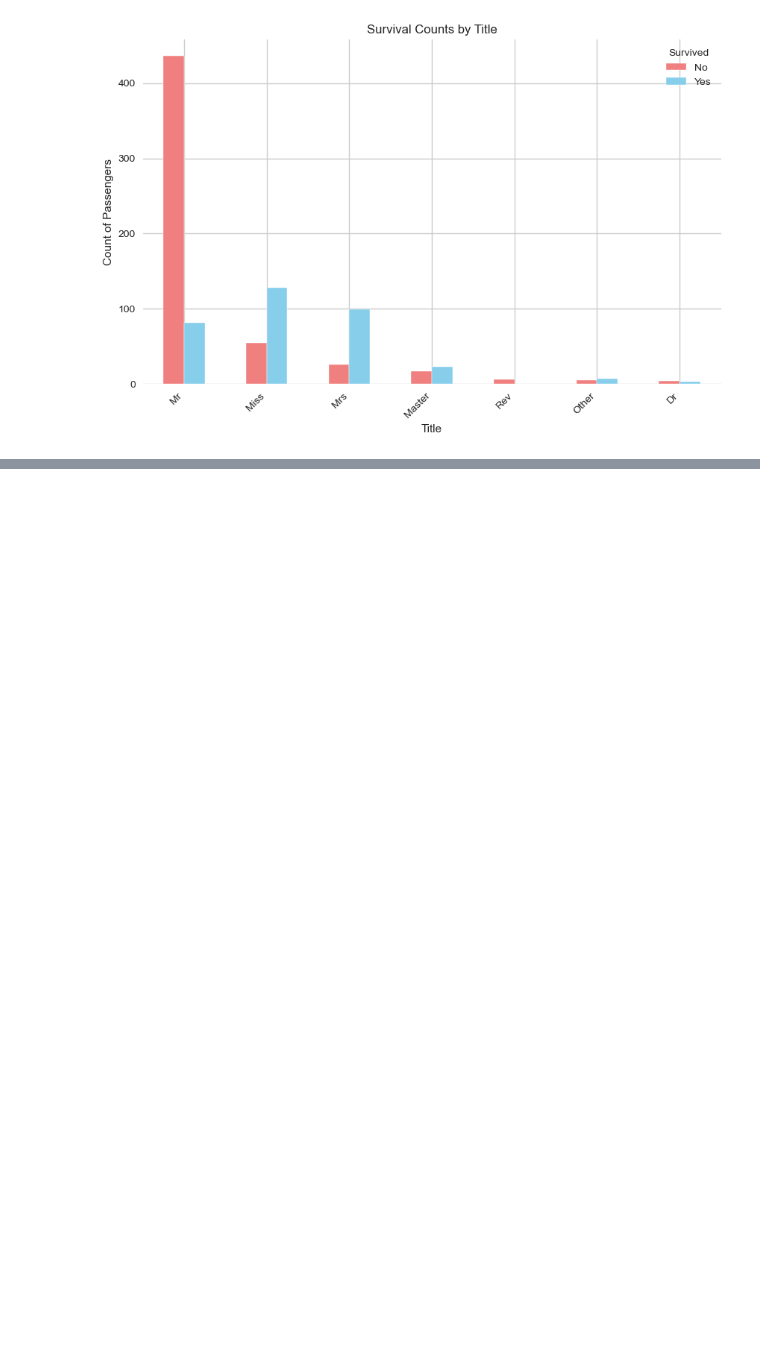
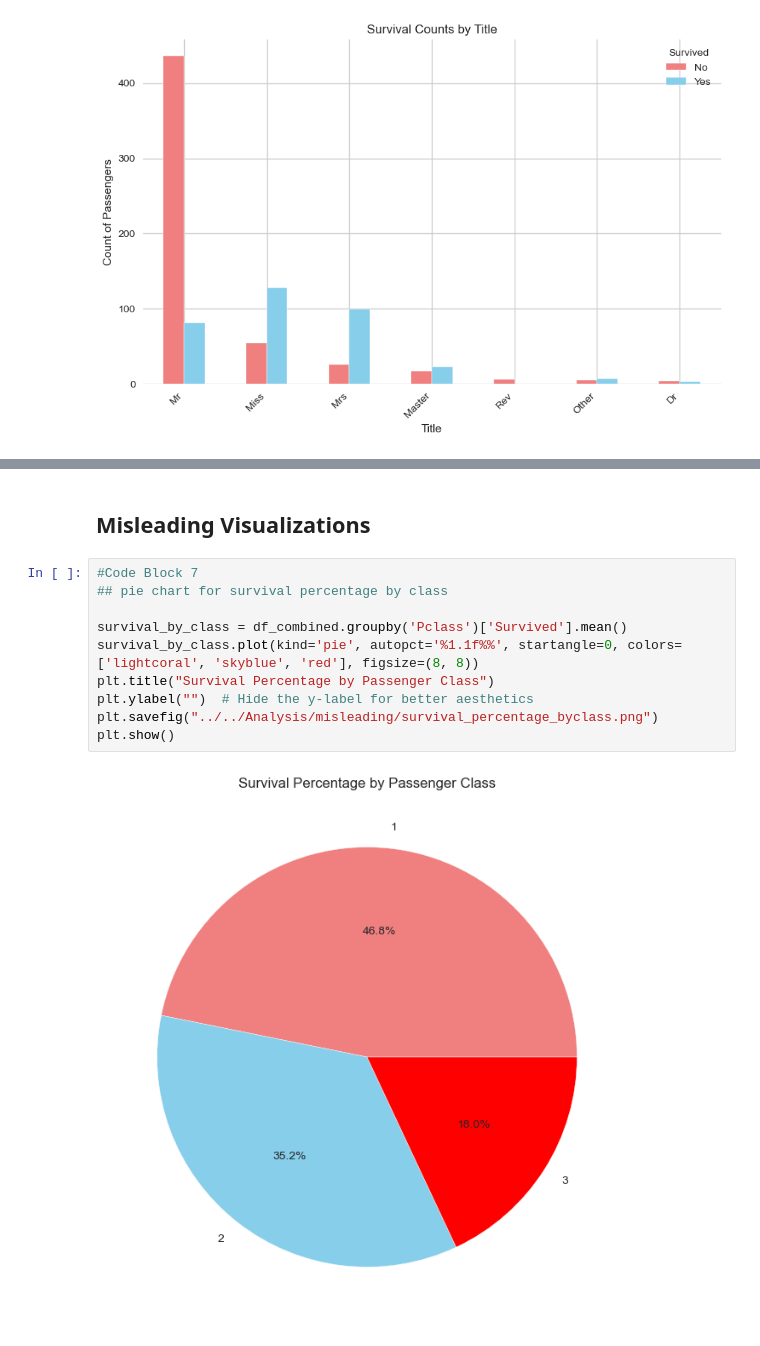
Before and after one commit to aidan-kleinman-2026/DATA6550-Visualization, a Jupyter notebook: Code/Kleinman/Data_Visualization.ipynb, the cells around one changed output, grey strips where cells are left out. Saved outputs shown, nothing was run; the diff lists cells and outputs as text; blank space fills up the shorter version.

```diff
--- a/Code/Kleinman/Data_Visualization.ipynb
+++ b/Code/Kleinman/Data_Visualization.ipynb
@@ -146,0 +170,14 @@ plt.show()
+# %% [markdown]
+## Misleading Visualizations
+# %%
+#Code Block 7
+## pie chart for survival percentage by class
+
+survival_by_class = df_combined.groupby('Pclass')['Survived'].mean()
+survival_by_class.plot(kind='pie', autopct='%1.1f%%', startangle=0, colors=['lightcoral', 'skyblue', 'red'], figsize=(8, 8))
+plt.title("Survival Percentage by Passenger Class")
+plt.ylabel("")  # Hide the y-label for better aesthetics
+plt.savefig("../../Analysis/misleading/survival_percentage_byclass.png")
+plt.show()
+# %% [output]
+[figure, added]
```
Also changed, not shown: parts of 8 cells of this notebook, 4 other files.
